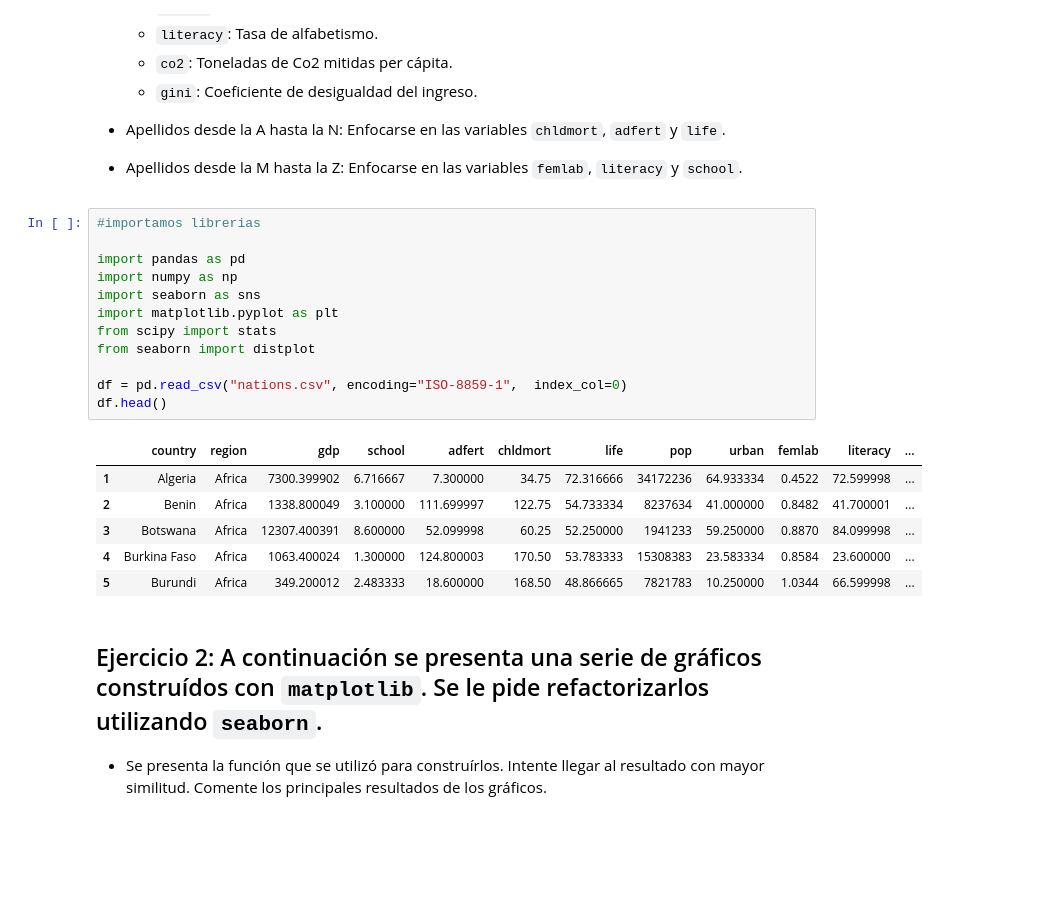
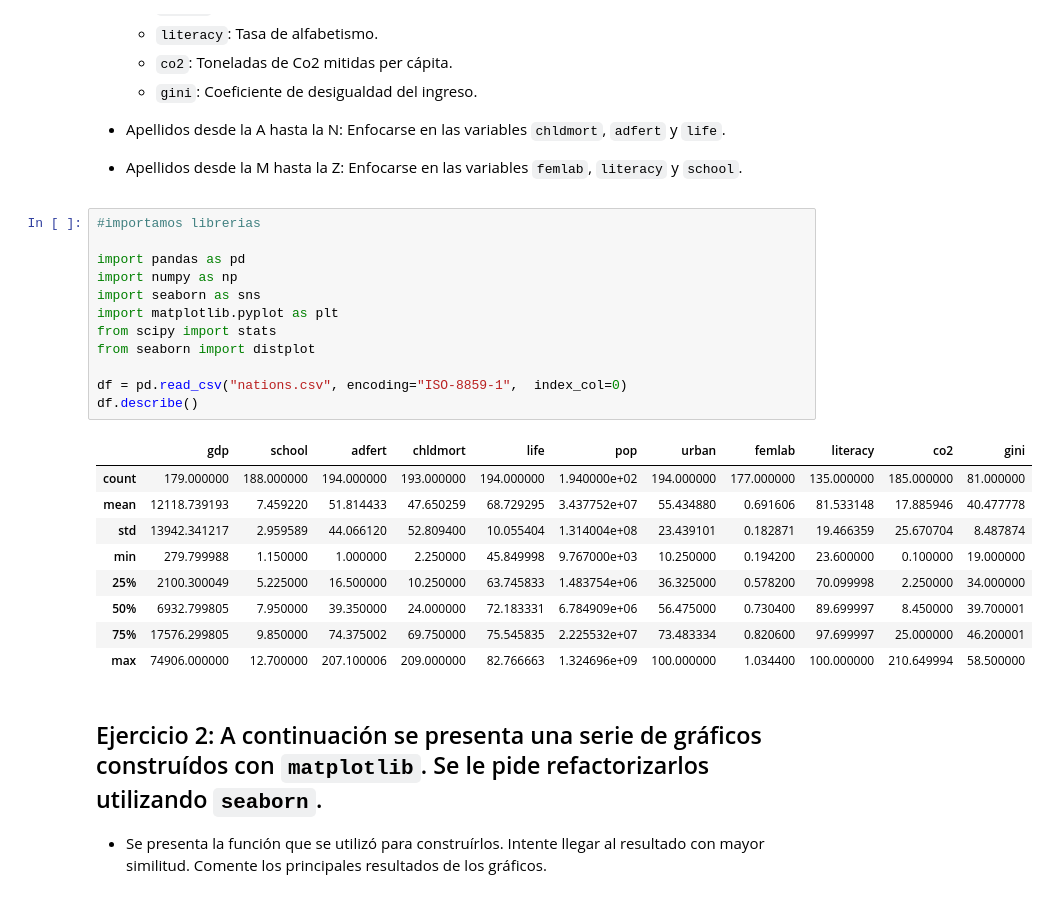
Before and after one commit to danoffn/Data-Science, a Jupyter notebook: Fundamentos Data Science/Desafío 7 - Gráficos y correlación/Desafio.ipynb, the cells around one changed output. Drawn from its saved outputs; the diff is of its cells as text; blank space fills up the shorter version.

```diff
--- a/Fundamentos Data Science/Desafío 7 - Gráficos y correlación/Desafio.ipynb
+++ b/Fundamentos Data Science/Desafío 7 - Gráficos y correlación/Desafio.ipynb
@@ -36,22 +36,25 @@ __Respuesta: El problema se debe al encoding del archivo que es distinto al util
 # %%
 #importamos librerias
 
 import pandas as pd
 import numpy as np
 import seaborn as sns
 import matplotlib.pyplot as plt
 from scipy import stats
 from seaborn import distplot
 
 df = pd.read_csv("nations.csv", encoding="ISO-8859-1",  index_col=0)
-df.head()
+df.describe()
 # %% [output]
-|  | country | region | gdp | school | adfert | chldmort | life | pop | urban | femlab | literacy | ... |
-| 1 | Algeria | Africa | 7300.399902 | 6.716667 | 7.300000 | 34.75 | 72.316666 | 34172236 | 64.933334 | 0.4522 | 72.599998 | ... |
-| 2 | Benin | Africa | 1338.800049 | 3.100000 | 111.699997 | 122.75 | 54.733334 | 8237634 | 41.000000 | 0.8482 | 41.700001 | ... |
-| 3 | Botswana | Africa | 12307.400391 | 8.600000 | 52.099998 | 60.25 | 52.250000 | 1941233 | 59.250000 | 0.8870 | 84.099998 | ... |
-| 4 | Burkina Faso | Africa | 1063.400024 | 1.300000 | 124.800003 | 170.50 | 53.783333 | 15308383 | 23.583334 | 0.8584 | 23.600000 | ... |
-| 5 | Burundi | Africa | 349.200012 | 2.483333 | 18.600000 | 168.50 | 48.866665 | 7821783 | 10.250000 | 1.0344 | 66.599998 | ... |
+|  | gdp | school | adfert | chldmort | life | pop | urban | femlab | literacy | co2 | gini |
+| count | 179.000000 | 188.000000 | 194.000000 | 193.000000 | 194.000000 | 1.940000e+02 | 194.000000 | 177.000000 | 135.000000 | 185.000000 | 81.000000 |
+| mean | 12118.739193 | 7.459220 | 51.814433 | 47.650259 | 68.729295 | 3.437752e+07 | 55.434880 | 0.691606 | 81.533148 | 17.885946 | 40.477778 |
+| std | 13942.341217 | 2.959589 | 44.066120 | 52.809400 | 10.055404 | 1.314004e+08 | 23.439101 | 0.182871 | 19.466359 | 25.670704 | 8.487874 |
+| min | 279.799988 | 1.150000 | 1.000000 | 2.250000 | 45.849998 | 9.767000e+03 | 10.250000 | 0.194200 | 23.600000 | 0.100000 | 19.000000 |
+| 25% | 2100.300049 | 5.225000 | 16.500000 | 10.250000 | 63.745833 | 1.483754e+06 | 36.325000 | 0.578200 | 70.099998 | 2.250000 | 34.000000 |
+| 50% | 6932.799805 | 7.950000 | 39.350000 | 24.000000 | 72.183331 | 6.784909e+06 | 56.475000 | 0.730400 | 89.699997 | 8.450000 | 39.700001 |
+| 75% | 17576.299805 | 9.850000 | 74.375002 | 69.750000 | 75.545835 | 2.225532e+07 | 73.483334 | 0.820600 | 97.699997 | 25.000000 | 46.200001 |
+| max | 74906.000000 | 12.700000 | 207.100006 | 209.000000 | 82.766663 | 1.324696e+09 | 100.000000 | 1.034400 | 100.000000 | 210.649994 | 58.500000 |
 # %% [markdown]
 ## Ejercicio 2: A continuación se presenta una serie de gráficos construídos con `matplotlib`. Se le pide refactorizarlos utilizando `seaborn`.
 * Se presenta la función que se utilizó para construírlos. Intente llegar al resultado con mayor similitud. Comente los principales resultados de los gráficos.
```
Also changed, not shown: 3 other files.
